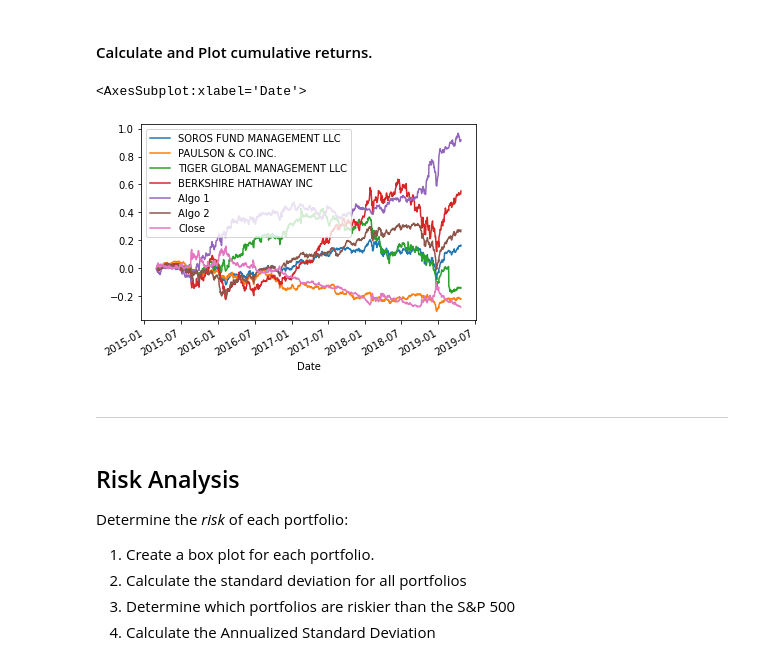
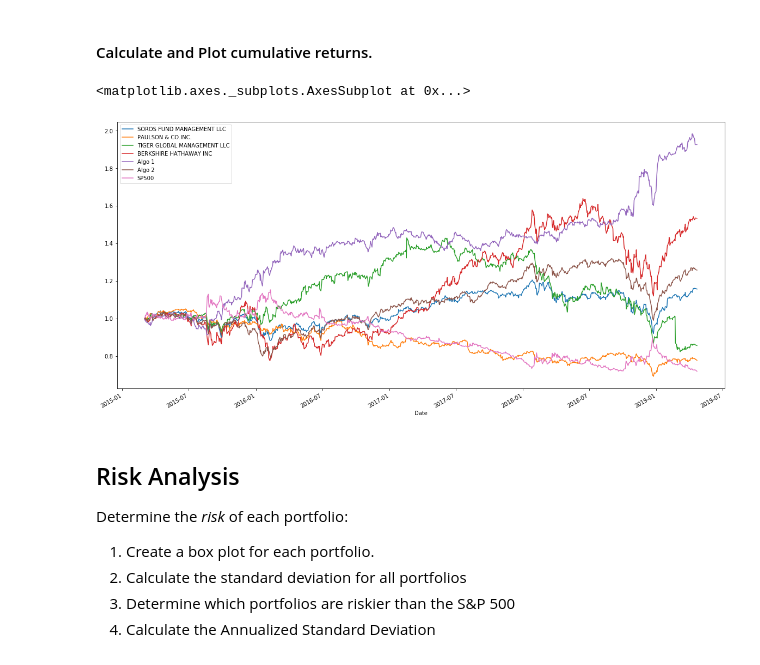
Before and after one commit to EvitaL1983/Pandas-Homework, a Jupyter notebook: Code/Starter_Code/whale_analysis.ipynb, the cells around one changed output. Saved outputs shown, nothing was run; the diff lists cells and outputs as text; code cells hidden in the pictures.

```diff
--- a/Code/Starter_Code/whale_analysis.ipynb
+++ b/Code/Starter_Code/whale_analysis.ipynb
@@ -150,6 +122,6 @@ algo_returns_df.head()
 # %%
 # Drop extra 'Date' column
-algo_returns_df.drop(columns=['Date'], inplace=True)
+algo_returns_df = algo_returns_df.drop(columns=['Date'])
 algo_returns_df.head()
 # %% [output]
 |  | Algo 1 | Algo 2 |
@@ -204,7 +176,7 @@ sp500_history_df.head()
 | 2019-04-16 | 16-Apr-19 | $2907.06 |
 # %%
 #Drop extra 'Date' column
-sp500_history_df.drop(columns=['Date'], inplace=True)
+sp500_history_df = sp500_history_df.drop(columns=['Date'])
 sp500_history_df.head()
 # %% [output]
 |  | Close |
@@ -258,4 +230,4 @@ sp500_daily_returns_df.isnull().count()
 Close    1649
 dtype: int64
 # %%
-sp500_daily_returns_df.dropna().copy()
+sp500_daily_returns_df = sp500_daily_returns_df.dropna().copy()
@@ -277,3 +234,3 @@ sp500_daily_returns_df.dropna().copy()
 # %%
 # Rename `Close` Column to be specific to this portfolio.
-sp500_daily_returns_df.rename(columns={"Close":"SP500"})
+sp500_daily_returns_df = sp500_daily_returns_df.rename(columns={"Close":"SP500"})
@@ -348,13 +310,11 @@ column_appened_data.plot()
 #### Calculate and Plot cumulative returns.
 # %%
 # Calculate cumulative returns of all portfolios
-cumulative_returns = (1 + column_appened_data).cumprod() - 1
+cumulative_returns = (1 + column_appened_data).cumprod()
 cumulative_returns
 
 # Plot cumulative returns
-cumulative_returns.plot()
+cumulative_returns.plot(figsize = (20,10))
 # %% [output]
-<AxesSubplot:xlabel='Date'>
+<matplotlib.axes._subplots.AxesSubplot at 0x...>
-[figure, old version]
+[figure, new version]
-# %% [markdown]
----
```
Also changed, not shown: parts of 51 cells of this notebook.
